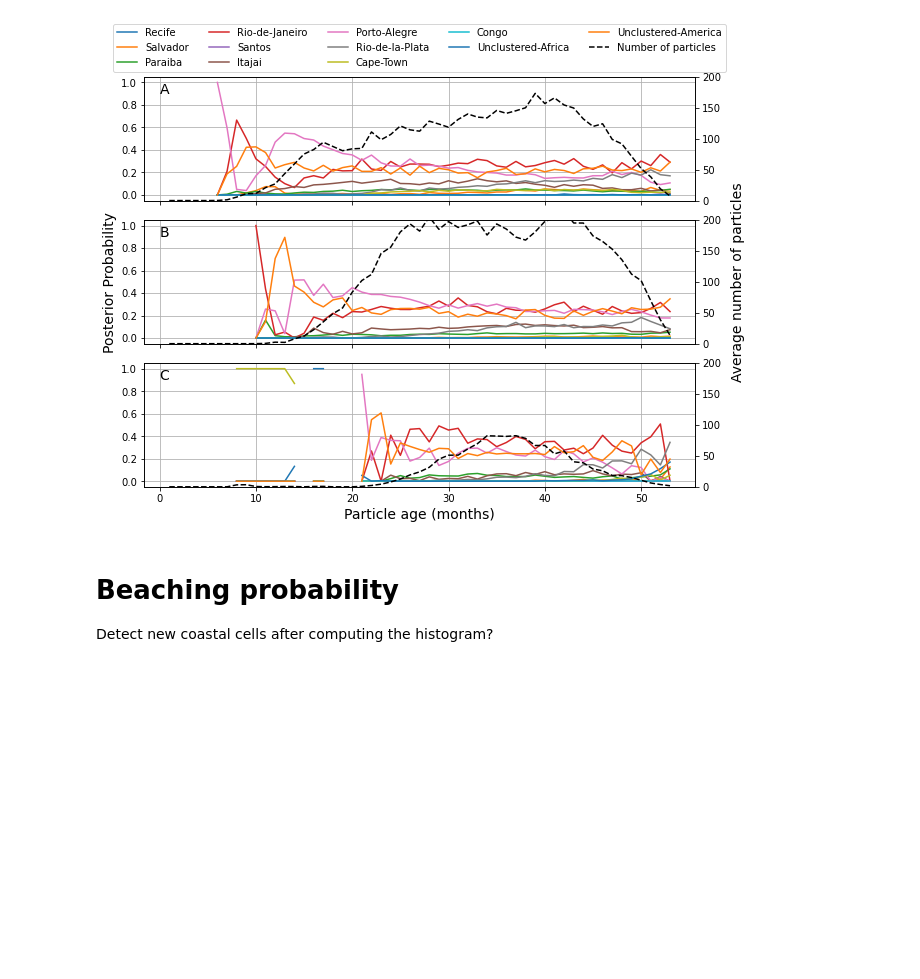
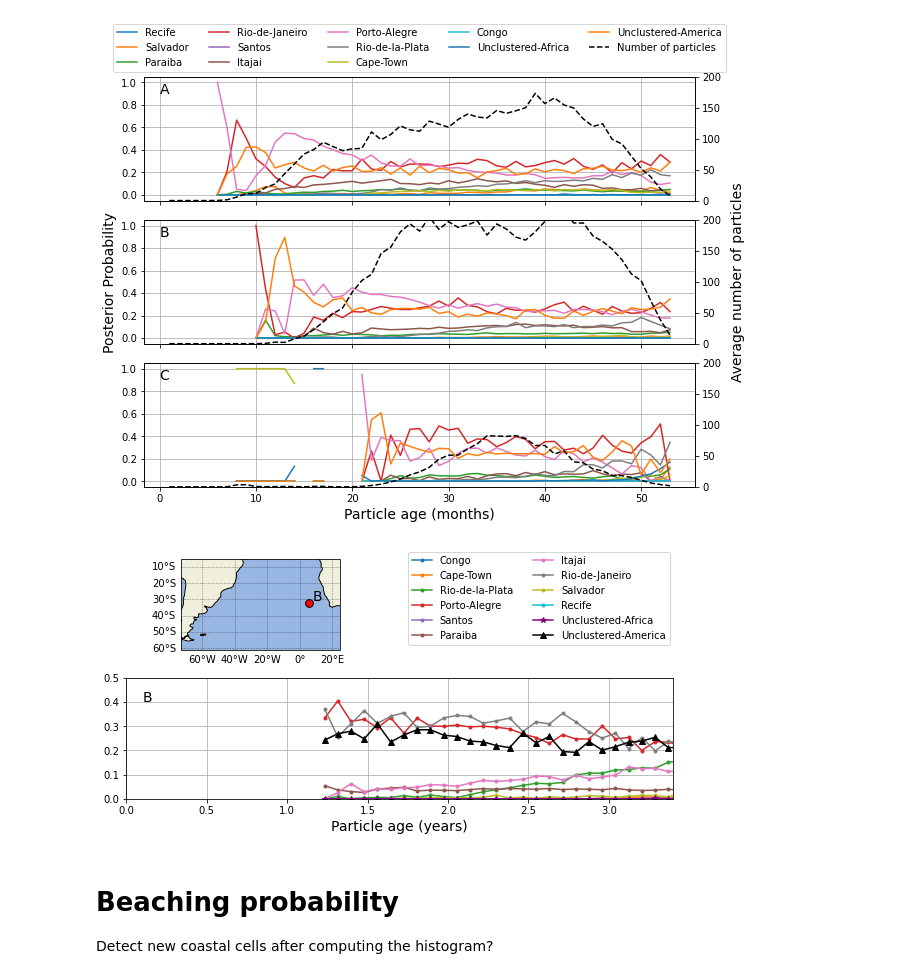
Before and after one commit to OceanParcels/BayesianAnalysis_SouthAtlantic, a Jupyter notebook: notebooks/article_plots.ipynb, the cells around one changed output. Cells and saved outputs as stored; diff of their text form; code cells hidden in the pictures; blank space fills up the shorter version.

```diff
--- a/notebooks/article_plots.ipynb
+++ b/notebooks/article_plots.ipynb
@@ -529,6 +467,85 @@ ax[0].legend(handles=handles, bbox_to_anchor=(0.5, 1), loc='lower center', ncol=
 plt.savefig('../article_figs/time_series_nomap', dpi=200)
 # %% [output]
 [figure]
+# %%
+min_particle_cond = 10
+
+A = (35,47)
+B = (78,47)
+C = (59,60)
+time = np.linspace(1, 53, 53)*30/365
+
+fig = plt.figure(figsize=(8,4), constrained_layout=True)
+gs = fig.add_gridspec(2, 2, wspace=0.05, height_ratios=[0.2]+[0.8/3])
+
+##
+ax00 = fig.add_subplot(gs[0, 0], projection= ccrs.PlateCarree())
+gl = ax00.gridlines(crs=ccrs.PlateCarree(), draw_labels=True,
+                  linewidth=0.5, color='black', alpha=0.5, linestyle='--')
+gl.top_labels = False
+gl.right_labels = False
+
+ax00.set_extent([-73.0, 24.916666,-60.916664, -5.0833335], crs=ccrs.PlateCarree())
+
+ax00.add_feature(cfeature.OCEAN)
+ax00.add_feature(cfeature.LAND, zorder=1)
+ax00.add_feature(cfeature.COASTLINE)
+
+ilons = [A[0], B[0], C[0]]
+ilats = [A[1], B[1], C[1]]
+labels= ['A', 'B','C']
+
+
+for i in range(1,2):
+    ax00.scatter(posterior30['lon'][ilons[i]], posterior30['lat'][ilats[i]],
+               s=60, marker='o', color='red', edgecolors='k')
+    ax00.text(posterior30['lon'][ilons[i]]+2, posterior30['lat'][ilats[i]]+2, labels[i], fontsize=14)
+
+##
+ax01 = fig.add_subplot(gs[0, 1])
+ax01.axis('off')
+
+##
+ax11 = fig.add_subplot(gs[1, :])
+plt.setp(ax11.get_xticklabels(), visible=True)
+
+handles = []
+for k,loc in enumerate(etiquetas):
+
+    if loc in clusters:
+        b = posterior30[loc][:, B[0], B[1]].where(posterior30['counts'][:, B[0], B[1]]>min_particle_cond)
+        hdl = ax11.plot(time, b, '.-',label=loc, color=f'C{k}')
+        handles.append(hdl[0])
+
+    elif loc == 'Unclustered-America':
+        b = posterior30[loc][:, B[0], B[1]].where(posterior30['counts'][:, B[0], B[1]]>min_particle_cond)
+        hdl = ax11.plot(time, b, '^-',label=loc, color='black')
+        handles.append(hdl[0])
+
+
+    elif loc == 'Unclustered-Africa':
+        b = posterior30[loc][:, B[0], B[1]].where(posterior30['counts'][:, B[0], B[1]]>min_particle_cond)
+        hdl = ax11.plot(time, b, '*-',label=loc, color='purple')
+        handles.append(hdl[0])
+
+ax11.set_xlim(0, 3.4)
+ax11.grid(); # ax21.grid(); ax31.grid()
+ax11.set_ylim(0,0.5); # ax21.set_ylim(0,1); ax31.set_ylim(0,1);
+
+ax11.text(0.1, 0.4, 'B', fontsize=14)
+ax11.set_xlabel('Particle age (years)', fontsize=14)
+
+# new_handles = []
+
+# for m in ordered_labels_2:
+#     for n, loc in enumerate(etiquetas):
+#         if loc == m:
+#             new_handles.append(handles[n])
+
+ax01.legend(handles=handles, loc='lower center', ncol=2, fontsize=10)
+plt.savefig('../article_figs/one_time_series_map', dpi=300)
+# %% [output]
+[figure, added]
 # %% [markdown]
 # Beaching probability
 
```
Also changed, not shown: parts of 17 cells of this notebook, 1 other file.
